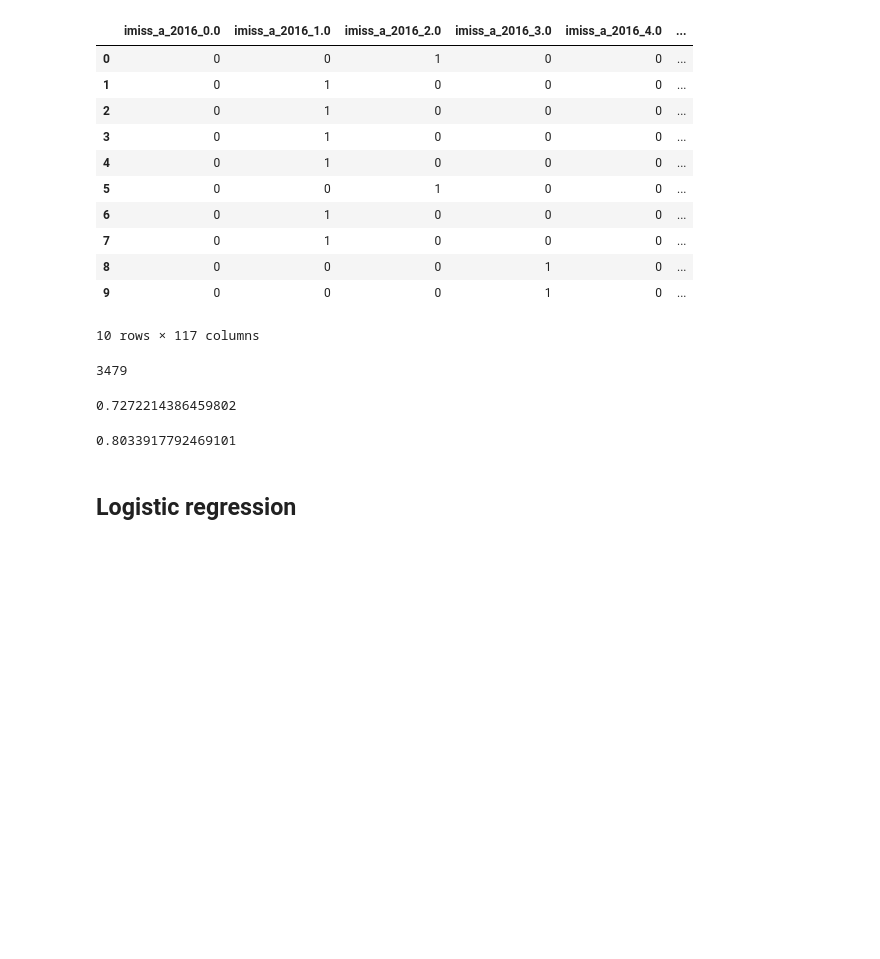
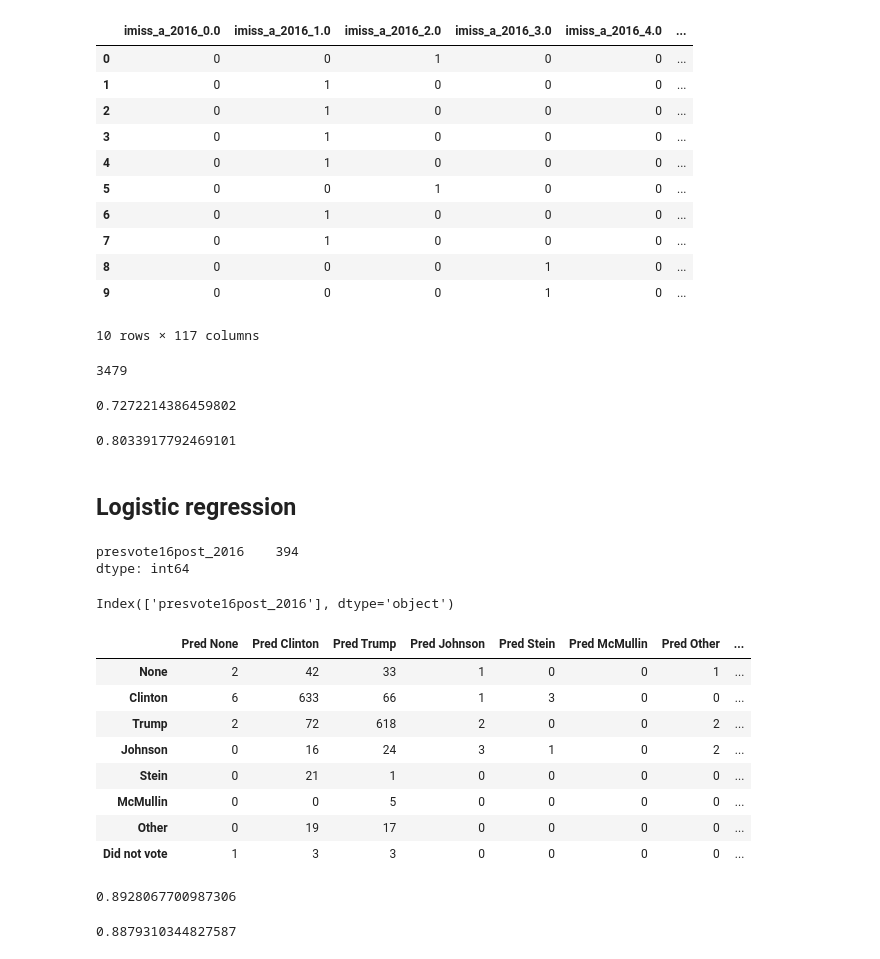
Before and after one commit to ali0003433/predict-by-issue-prioritization, a Jupyter notebook: clean-and-feature-eng.ipynb, the cells around one changed output. Drawn from its saved outputs; the diff is of its cells as text; code cells hidden in the pictures; blank space fills up the shorter version.

Commit message:
Add logistic regregression model

```diff
--- a/clean-and-feature-eng.ipynb
+++ b/clean-and-feature-eng.ipynb
@@ -189,3 +178,61 @@ print(count)
 # %%
 X = df_predictors
 y = df_target
+# %%
+X.isna().sum().any()
+y.isna().sum()
+# %% [output]
+presvote16post_2016    394
+dtype: int64
+# %%
+y = y.fillna(0)
+y = np.ravel(y)
+# %%
+X_train, X_test, y_train, y_test = train_test_split(X,
+                                                    y,
+                                                    test_size = 0.2,
+                                                    stratify=y)
+# %%
+lr = LogisticRegression(C=2, penalty='l2',
+                        solver='lbfgs',
+                        multi_class='auto',
+                        max_iter=1000)
+lr.fit(X_train, y_train)
+y_pred_test = lr.predict(X_test)
+# %%
+df_target.columns
+# %% [output]
+Index(['presvote16post_2016'], dtype='object')
+# %%
+cm = confusion_matrix(y_test, y_pred_test)
+conf_matrix = pd.DataFrame(cm, index=['None','Clinton','Trump','Johnson','Stein','McMullin','Other','Did not vote'],
+                           columns=['Pred None','Pred Clinton','Pred Trump','Pred Johnson','Pred Stein','Pred McMullin','Pred Other','Pred Did Not Vote'])
+
+
+conf_matrix
+# %% [output]
+|  | Pred None | Pred Clinton | Pred Trump | Pred Johnson | Pred Stein | Pred McMullin | Pred Other | ... |
+| None | 2 | 42 | 33 | 1 | 0 | 0 | 1 | ... |
+| Clinton | 6 | 633 | 66 | 1 | 3 | 0 | 0 | ... |
+| Trump | 2 | 72 | 618 | 2 | 0 | 0 | 2 | ... |
+| Johnson | 0 | 16 | 24 | 3 | 1 | 0 | 2 | ... |
+| Stein | 0 | 21 | 1 | 0 | 0 | 0 | 0 | ... |
+| McMullin | 0 | 0 | 5 | 0 | 0 | 0 | 0 | ... |
+| Other | 0 | 19 | 17 | 0 | 0 | 0 | 0 | ... |
+| Did not vote | 1 | 3 | 3 | 0 | 0 | 0 | 0 | ... |
+# %%
+# correct Clinton
+correct = cm[1][1]
+total = sum(cm[1])
+pred_correct = correct/total
+pred_correct
+# %% [output]
+0.8928067700987306
+# %%
+# correct Trump
+correct = cm[2][2]
+total = sum(cm[2])
+pred_correct = correct/total
+pred_correct
+# %% [output]
+0.8879310344827587
```
Also changed, not shown: parts of 5 cells of this notebook.
